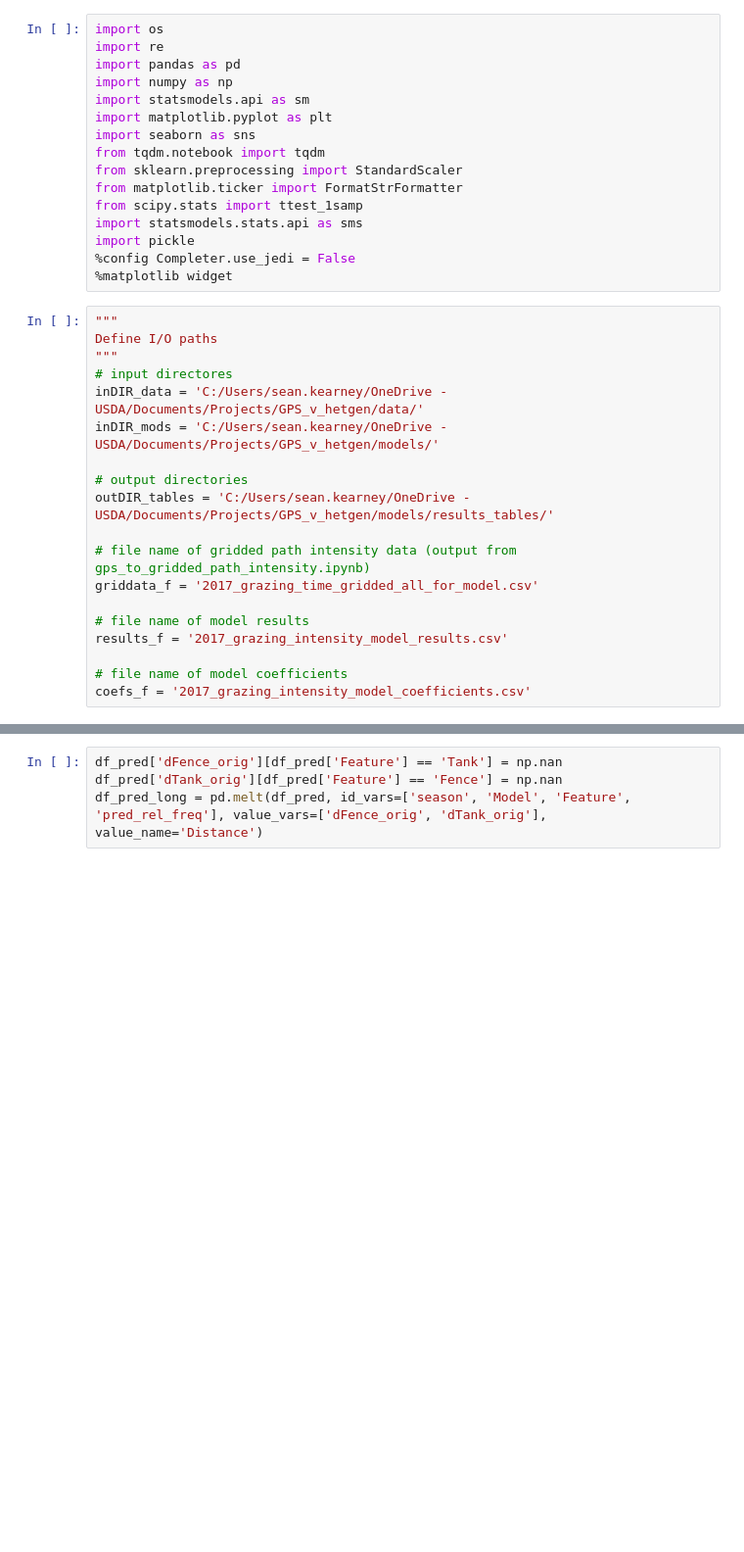
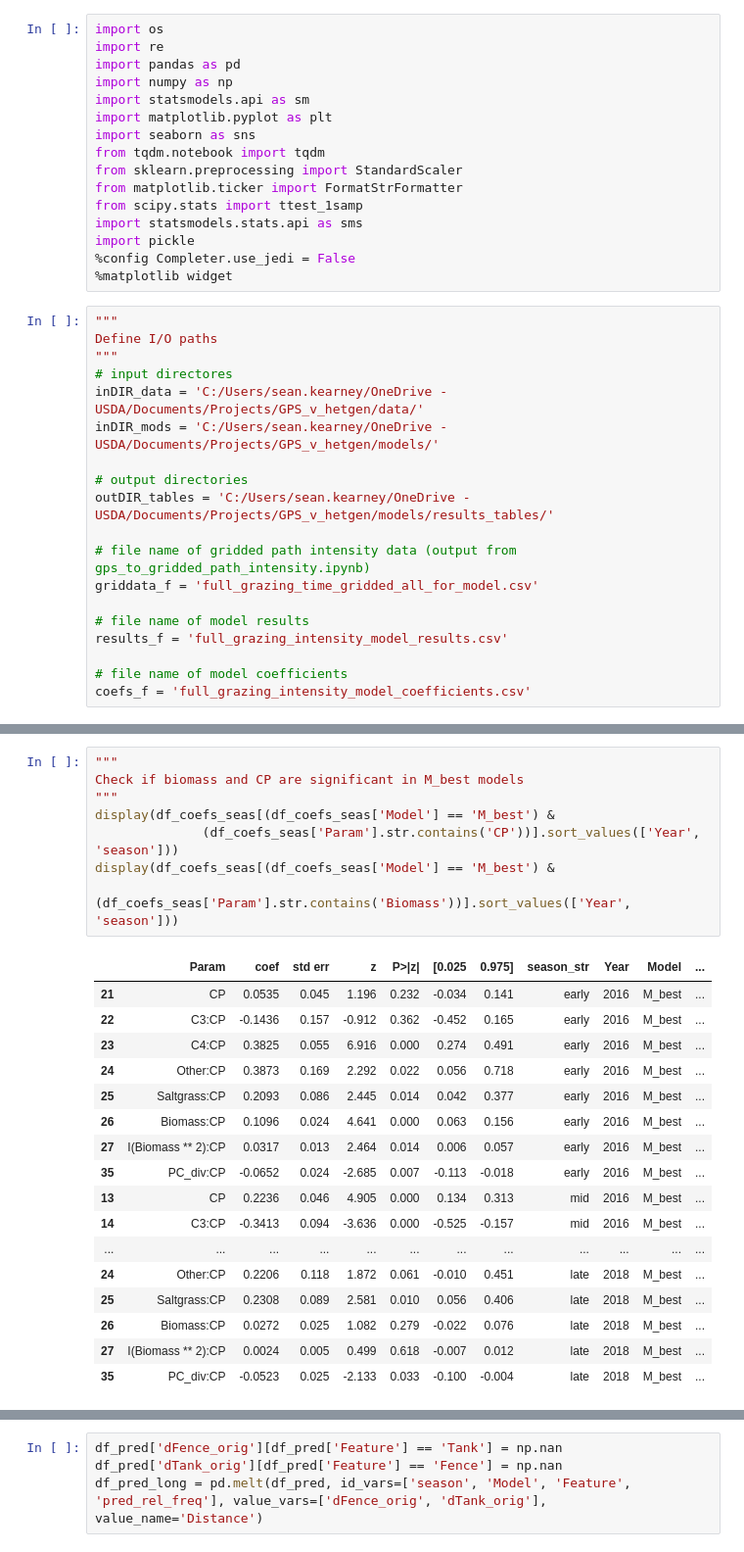
Before and after one commit to kearney-sp/lotek_processing, a Jupyter notebook: analyze_grazing_intensity_models.ipynb, the cells around one changed output, grey strips where cells are left out. Shown at 98% size. Cells and saved outputs as stored; diff of their text form; blank space fills up the shorter version.

```diff
--- a/analyze_grazing_intensity_models.ipynb
+++ b/analyze_grazing_intensity_models.ipynb
@@ -26,13 +26,13 @@ inDIR_mods = 'C:/Users/sean.kearney/OneDrive - USDA/Documents/Projects/GPS_v_het
 outDIR_tables = 'C:/Users/sean.kearney/OneDrive - USDA/Documents/Projects/GPS_v_hetgen/models/results_tables/'
 
 # file name of gridded path intensity data (output from gps_to_gridded_path_intensity.ipynb)
-griddata_f = '2017_grazing_time_gridded_all_for_model.csv'
+griddata_f = 'full_grazing_time_gridded_all_for_model.csv'
 
 # file name of model results
-results_f = '2017_grazing_intensity_model_results.csv'
+results_f = 'full_grazing_intensity_model_results.csv'
 
 # file name of model coefficients
-coefs_f = '2017_grazing_intensity_model_coefficients.csv'
+coefs_f = 'full_grazing_intensity_model_coefficients.csv'
 # %%
 """
 Define models for analyzing
@@ -528,0 +911,26 @@ Canvas(toolbar=Toolbar(toolitems=[('Home', 'Reset original view', 'home', 'home'
+# %%
+"""
+Check if biomass and CP are significant in M_best models
+"""
+display(df_coefs_seas[(df_coefs_seas['Model'] == 'M_best') &
+              (df_coefs_seas['Param'].str.contains('CP'))].sort_values(['Year', 'season']))
+display(df_coefs_seas[(df_coefs_seas['Model'] == 'M_best') &
+              (df_coefs_seas['Param'].str.contains('Biomass'))].sort_values(['Year', 'season']))
+# %% [output]
+|  | Param | coef | std err | z | P>|z| | [0.025 | 0.975] | season_str | Year | Model | ... |
+| 21 | CP | 0.0535 | 0.045 | 1.196 | 0.232 | -0.034 | 0.141 | early | 2016 | M_best | ... |
+| 22 | C3:CP | -0.1436 | 0.157 | -0.912 | 0.362 | -0.452 | 0.165 | early | 2016 | M_best | ... |
+| 23 | C4:CP | 0.3825 | 0.055 | 6.916 | 0.000 | 0.274 | 0.491 | early | 2016 | M_best | ... |
+| 24 | Other:CP | 0.3873 | 0.169 | 2.292 | 0.022 | 0.056 | 0.718 | early | 2016 | M_best | ... |
+| 25 | Saltgrass:CP | 0.2093 | 0.086 | 2.445 | 0.014 | 0.042 | 0.377 | early | 2016 | M_best | ... |
+| 26 | Biomass:CP | 0.1096 | 0.024 | 4.641 | 0.000 | 0.063 | 0.156 | early | 2016 | M_best | ... |
+| 27 | I(Biomass ** 2):CP | 0.0317 | 0.013 | 2.464 | 0.014 | 0.006 | 0.057 | early | 2016 | M_best | ... |
+| 35 | PC_div:CP | -0.0652 | 0.024 | -2.685 | 0.007 | -0.113 | -0.018 | early | 2016 | M_best | ... |
+| 13 | CP | 0.2236 | 0.046 | 4.905 | 0.000 | 0.134 | 0.313 | mid | 2016 | M_best | ... |
+| 14 | C3:CP | -0.3413 | 0.094 | -3.636 | 0.000 | -0.525 | -0.157 | mid | 2016 | M_best | ... |
+| ... | ... | ... | ... | ... | ... | ... | ... | ... | ... | ... | ... |
+| 24 | Other:CP | 0.2206 | 0.118 | 1.872 | 0.061 | -0.010 | 0.451 | late | 2018 | M_best | ... |
+| 25 | Saltgrass:CP | 0.2308 | 0.089 | 2.581 | 0.010 | 0.056 | 0.406 | late | 2018 | M_best | ... |
+| 26 | Biomass:CP | 0.0272 | 0.025 | 1.082 | 0.279 | -0.022 | 0.076 | late | 2018 | M_best | ... |
+| 27 | I(Biomass ** 2):CP | 0.0024 | 0.005 | 0.499 | 0.618 | -0.007 | 0.012 | late | 2018 | M_best | ... |
+| 35 | PC_div:CP | -0.0523 | 0.025 | -2.133 | 0.033 | -0.100 | -0.004 | late | 2018 | M_best | ... |
```
Also changed, not shown: parts of 51 cells of this notebook, 13 other files.
